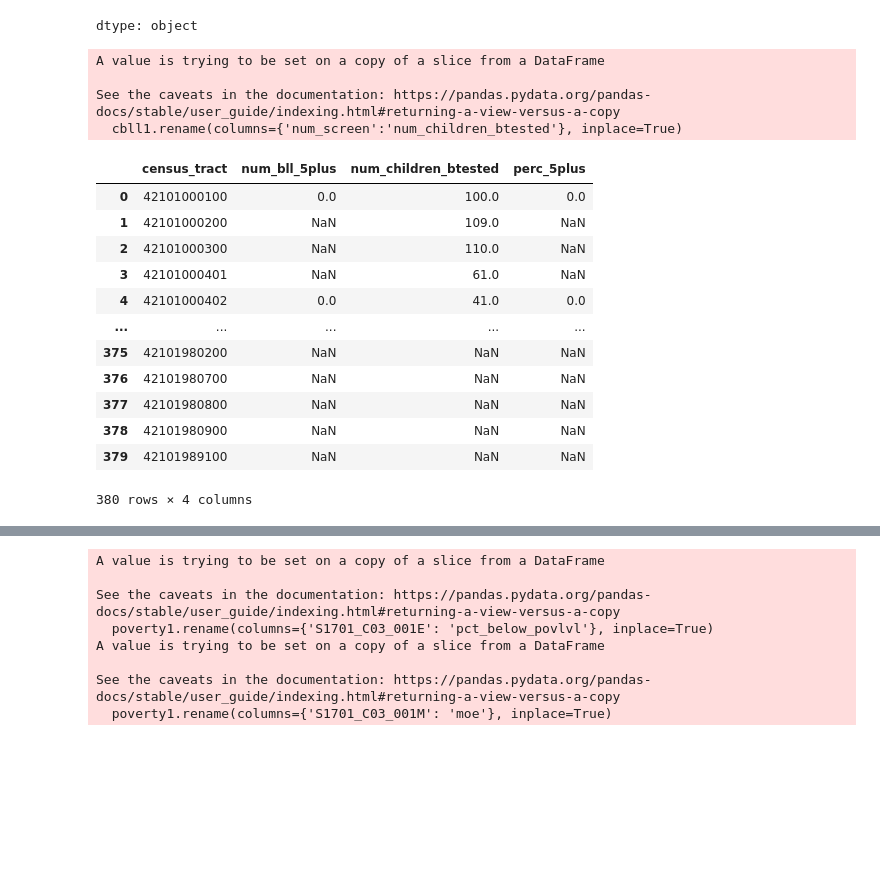
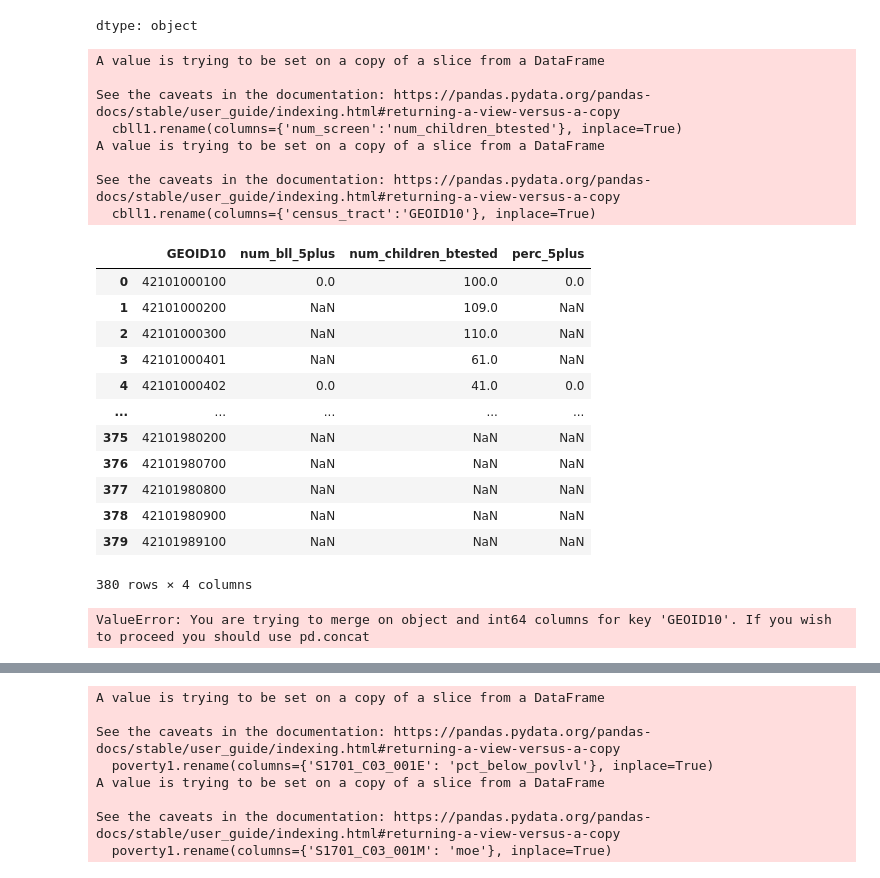
Before and after one commit to Kristina-RUC/datamana, a Jupyter notebook: map.ipynb, the cells around one changed output, grey strips where cells are left out. Cells and saved outputs as stored; diff of their text form; code cells hidden in the pictures; blank space fills up the shorter version.

```diff
--- a/map.ipynb
+++ b/map.ipynb
@@ -129,17 +129,23 @@ dtype: object
 # %%
 cbll1=cbll[['census_tract','num_bll_5plus','num_screen','perc_5plus']]
 #keeps four of five columns
 #I got rid of the t/f for if data was redacted
 #Bc redacting data could skew the data, should I remove all instances where t?
 cbll1.rename(columns={'num_screen':'num_children_btested'}, inplace=True)
-#renames them to make more sense
+cbll1.rename(columns={'census_tract':'GEOID10'}, inplace=True)
+
+#renames them to make more sense & match with phillyCT0
 cbll1
 # %% [output]
 A value is trying to be set on a copy of a slice from a DataFrame
 
 See the caveats in the documentation: https://pandas.pydata.org/pandas-docs/stable/user_guide/indexing.html#returning-a-view-versus-a-copy
   cbll1.rename(columns={'num_screen':'num_children_btested'}, inplace=True)
+A value is trying to be set on a copy of a slice from a DataFrame
+
+See the caveats in the documentation: https://pandas.pydata.org/pandas-docs/stable/user_guide/indexing.html#returning-a-view-versus-a-copy
+  cbll1.rename(columns={'census_tract':'GEOID10'}, inplace=True)
-|  | census_tract | num_bll_5plus | num_children_btested | perc_5plus |
+|  | GEOID10 | num_bll_5plus | num_children_btested | perc_5plus |
 | 0 | 42101000100 | 0.0 | 100.0 | 0.0 |
 | 1 | 42101000200 | NaN | 109.0 | NaN |
 | 2 | 42101000300 | NaN | 110.0 | NaN |
@@ -154,12 +160,14 @@ See the caveats in the documentation: https://pandas.pydata.org/pandas-docs/stab
 380 rows × 4 columns
 # %%
 #merge
-# code njC1 = pd.merge(njC, zil1, on='COUNTY',how='outer',indicator=True) #(make sure to have njC shapefile from previous sec)
-# code njC1[['COUNTY','dec2012','POPDEN2010','_merge']] #all good, NEW JERSEY expected not to merge
+phillycbll = pd.merge(phillyCT0, cbll1, on='GEOID10',how='outer',indicator=True) #(make sure to have njC shapefile from previous sec)
+phillycbll[['GEOID10','num_bll_5plus','num_children_btested','perc_5plus','_merge']] #all good, NEW JERSEY expected not to merge
 #!!!always inwestigate the merge result and always briefly explain it!!!
 #_merge variable will indicate how it merged. NJ was only on the right, so only in zillow.But it's not supposed to match so its ok.
 #if you at Atlantic and atlantic, that would be a problem
 #outer produces the output dataset that contains everything from both datasets
+# %% [output]
+ValueError: You are trying to merge on object and int64 columns for key 'GEOID10'. If you wish to proceed you should use pd.concat
 # %%
 #poverty = gpd.read_file("https://raw.githubusercontent.com/Kristina-RUC/datamana/refs/heads/main/acs5.customization")
 #this didn't work so I am shifting to the data from social explorer
```
